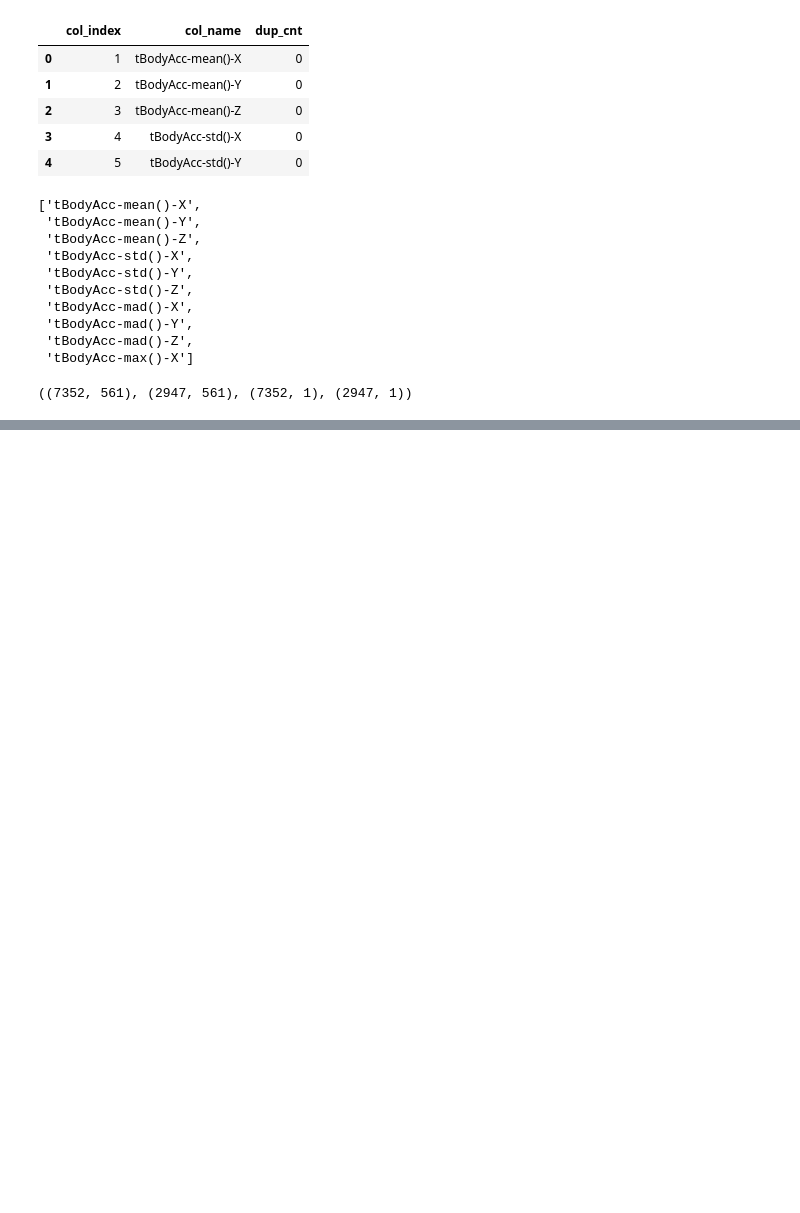
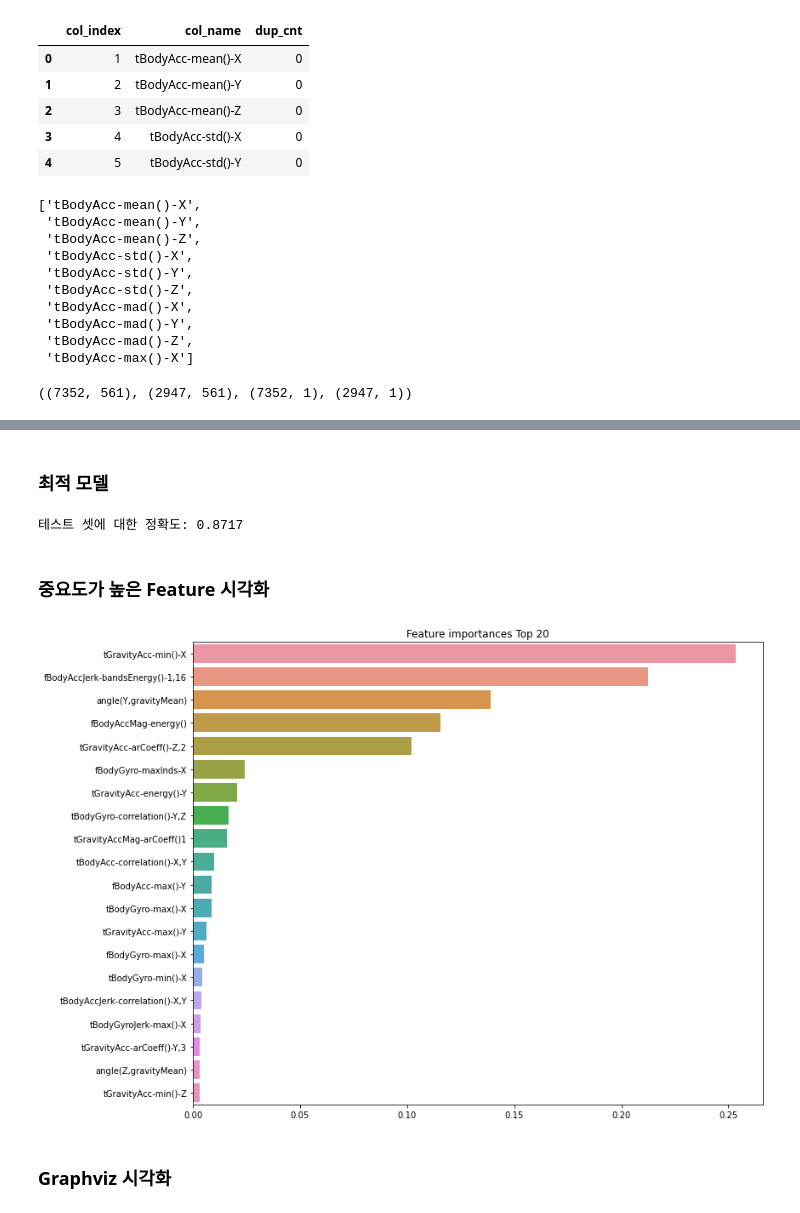
Before and after one commit to ckiekim/Machine-Learning-2020, a Jupyter notebook: 03.Classification/03_HumanActivity.ipynb, the cells around one changed output, grey strips where cells are left out. Saved outputs shown, nothing was run; the diff lists cells and outputs as text; code cells hidden in the pictures; blank space fills up the shorter version.

```diff
--- a/03.Classification/03_HumanActivity.ipynb
+++ b/03.Classification/03_HumanActivity.ipynb
@@ -141,0 +179,8 @@ X_train.shape, X_test.shape, y_train.shape, y_test.shape
+# %%
+params = {
+    'max_depth': [6, 8, 10, 12, 16, 20]
+}
+grid_cv = GridSearchCV(dt_clf, param_grid=params, scoring='accuracy', cv=5, verbose=1)
+grid_cv.fit(X_train, y_train)
+print(f'최고 평균 정확도: {grid_cv.best_score_:.4f}')
+print('최적 파라미터:', grid_cv.best_params_)
@@ -141,0 +205,8 @@ X_train.shape, X_test.shape, y_train.shape, y_test.shape
+# %%
+params = {
+    'max_depth': [14, 16, 18]
+}
+grid_cv = GridSearchCV(dt_clf, param_grid=params, scoring='accuracy', cv=5, verbose=1)
+grid_cv.fit(X_train, y_train)
+print(f'최고 평균 정확도: {grid_cv.best_score_:.4f}')
+print('최적 파라미터:', grid_cv.best_params_)
@@ -141,0 +230,9 @@ X_train.shape, X_test.shape, y_train.shape, y_test.shape
+# %%
+params = {
+    'max_depth': [8, 12, 16, 18],
+    'min_samples_split': [12, 16, 20, 24]
+}
+grid_cv = GridSearchCV(dt_clf, param_grid=params, scoring='accuracy', cv=5, verbose=1)
+grid_cv.fit(X_train, y_train)
+print(f'최고 평균 정확도: {grid_cv.best_score_:.4f}')
+print('최적 파라미터:', grid_cv.best_params_)
@@ -141,0 +267,24 @@ X_train.shape, X_test.shape, y_train.shape, y_test.shape
+# %% [markdown]
+### 최적 모델
+# %%
+best_dt_clf = grid_cv.best_estimator_
+pred = best_dt_clf.predict(X_test)
+acc = accuracy_score(y_test, pred)
+print(f'테스트 셋에 대한 정확도: {acc:.4f}')
+# %% [output]
+테스트 셋에 대한 정확도: 0.8717
+# %% [markdown]
+### 중요도가 높은 Feature 시각화
+# %%
+import seaborn as sns
+
+feature_importances = pd.Series(best_dt_clf.feature_importances_, index=feature_list)
+top20_feature = feature_importances.sort_values(ascending=False)[:20]
+plt.figure(figsize=(12,10))
+plt.title('Feature importances Top 20')
+sns.barplot(x=top20_feature, y=top20_feature.index)
+plt.show()
+# %% [output]
+[figure, added]
+# %% [markdown]
+### Graphviz 시각화
```
Also changed, not shown: parts of 19 cells of this notebook.
